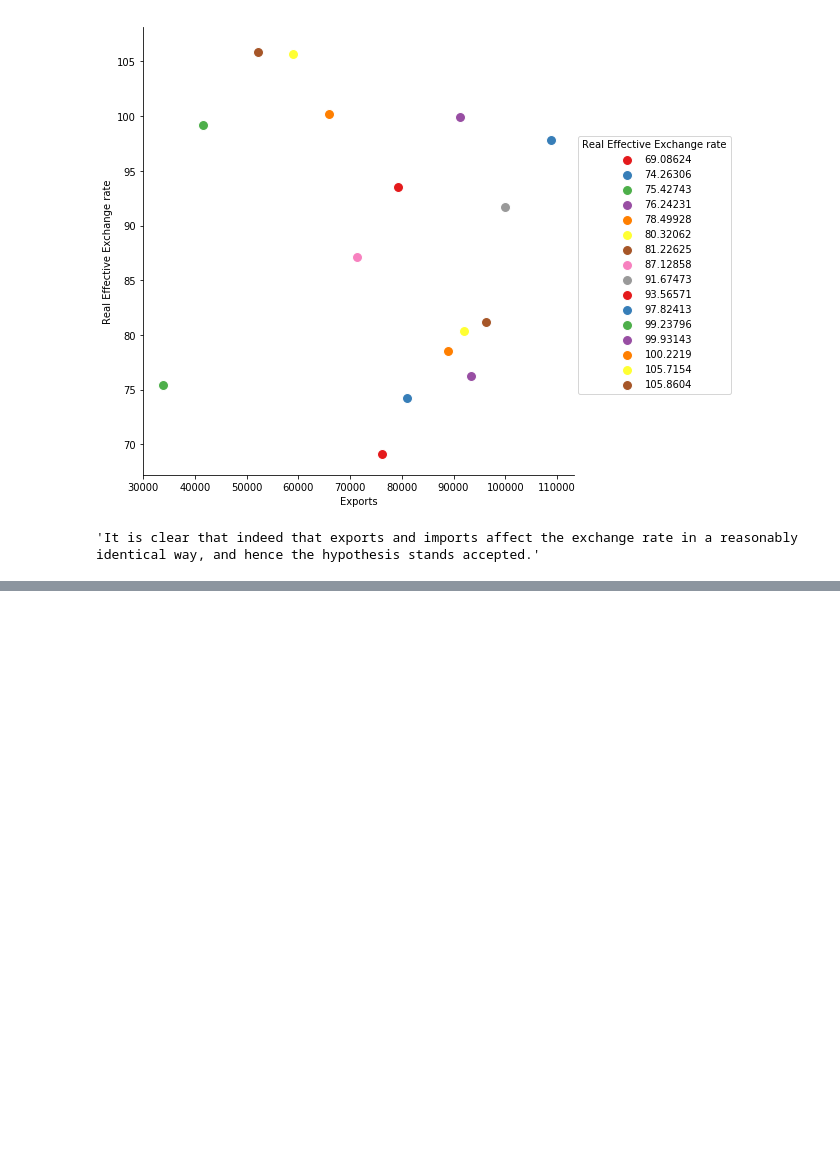
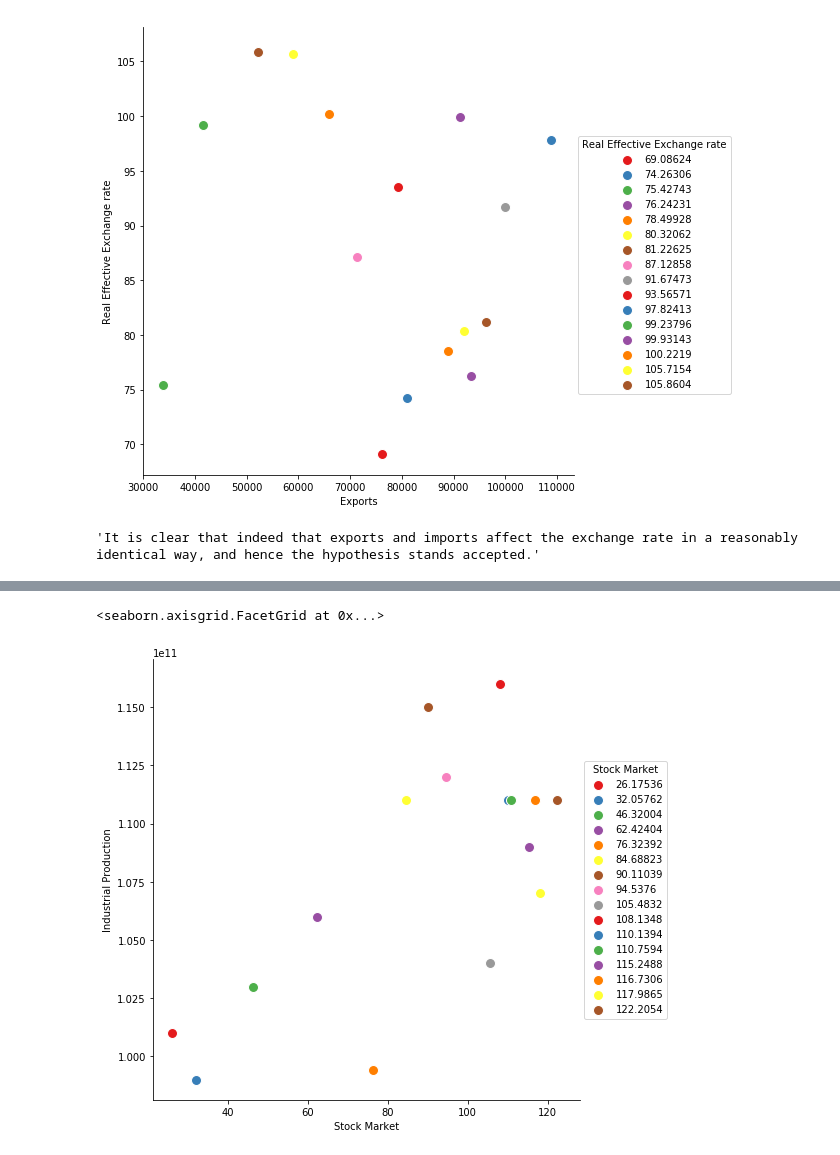
Before and after one commit to mrnobot/economic-indicators_SA, a Jupyter notebook: Economic_Indicators_SA.ipynb, the cells around one changed output, grey strips where cells are left out. Cells and saved outputs as stored; diff of their text form; code cells hidden in the pictures; blank space fills up the shorter version.

```diff
--- a/Economic_Indicators_SA.ipynb
+++ b/Economic_Indicators_SA.ipynb
@@ -384,0 +386,7 @@ final_data
+# %%
+g6 = sns.FacetGrid(final_data, hue = "Stock Market", size = 7,palette = 'Set1')
+g6.map(plt.scatter, 'Stock Market', 'Industrial Production', s = 100, edgecolor = 'white')
+g6.add_legend()
+# %% [output]
+<seaborn.axisgrid.FacetGrid at 0x...>
+[figure, added]
```
Also changed, not shown: parts of 8 cells of this notebook.
